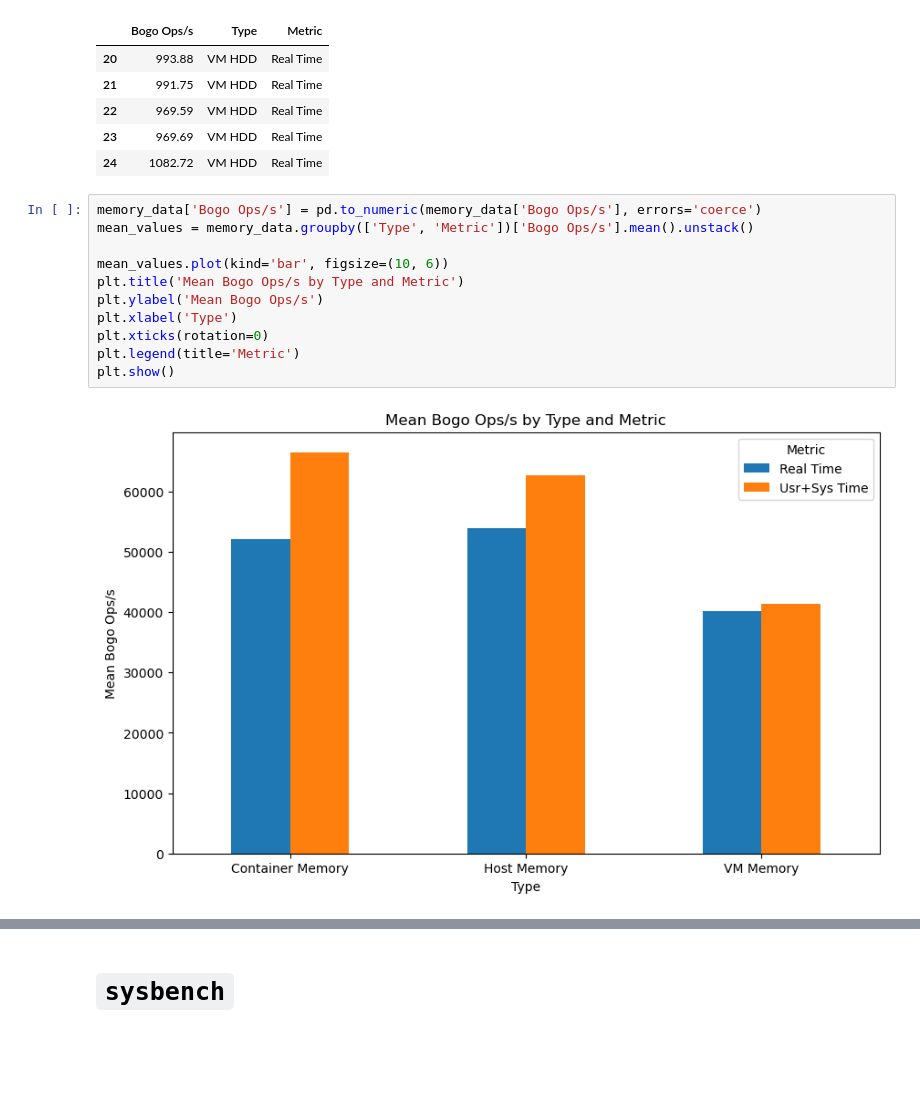
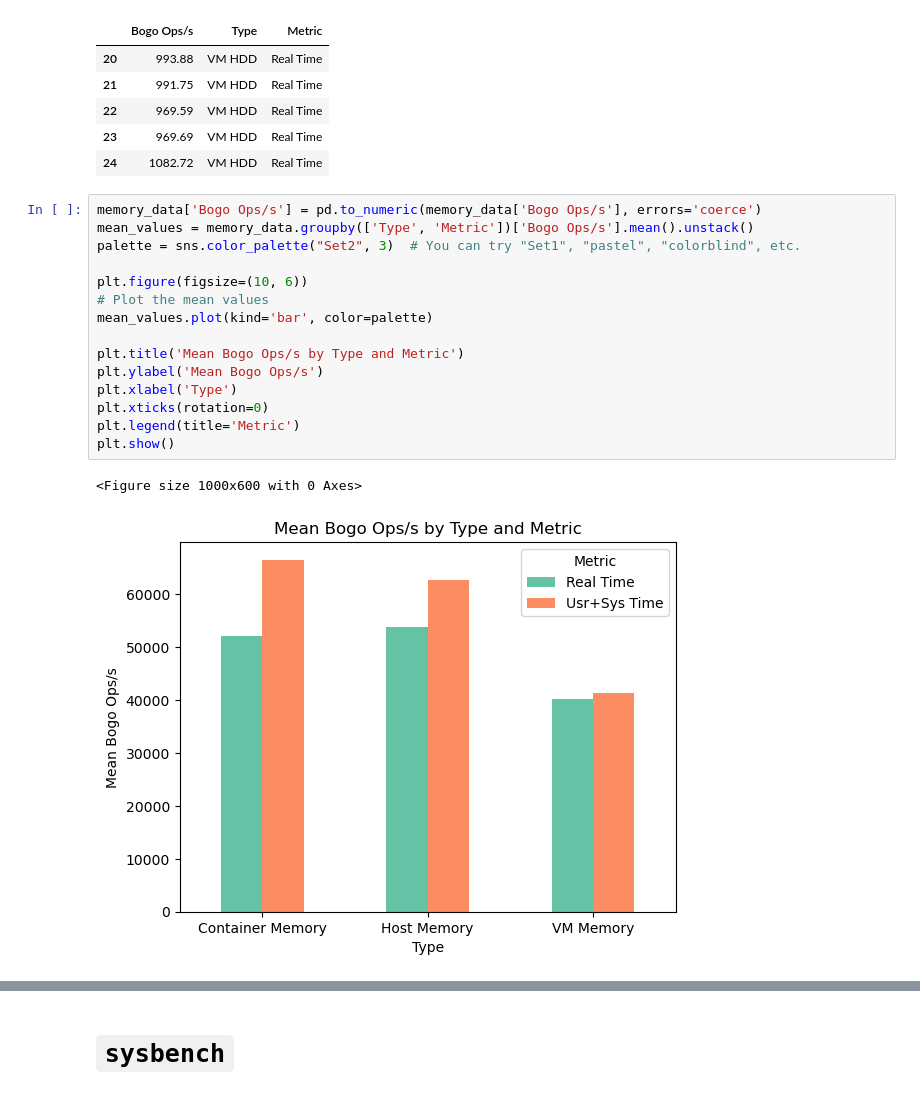
Before and after one commit to giovanni-lucarelli/cloud-basic, a Jupyter notebook: analysis/analysis.ipynb, the cells around one changed output, grey strips where cells are left out. Cells and saved outputs as stored; diff of their text form; blank space fills up the shorter version.

```diff
--- a/analysis/analysis.ipynb
+++ b/analysis/analysis.ipynb
@@ -298,13 +268,18 @@ hdd_data.head()
 # %%
 memory_data['Bogo Ops/s'] = pd.to_numeric(memory_data['Bogo Ops/s'], errors='coerce')
 mean_values = memory_data.groupby(['Type', 'Metric'])['Bogo Ops/s'].mean().unstack()
+palette = sns.color_palette("Set2", 3)  # You can try "Set1", "pastel", "colorblind", etc.
 
-mean_values.plot(kind='bar', figsize=(10, 6))
+plt.figure(figsize=(10, 6))
+# Plot the mean values
+mean_values.plot(kind='bar', color=palette)
+
 plt.title('Mean Bogo Ops/s by Type and Metric')
 plt.ylabel('Mean Bogo Ops/s')
 plt.xlabel('Type')
 plt.xticks(rotation=0)
 plt.legend(title='Metric')
 plt.show()
 # %% [output]
+<Figure size 1000x600 with 0 Axes>
-[figure, old version]
+[figure, new version]
```
Also changed, not shown: parts of 15 cells of this notebook.
